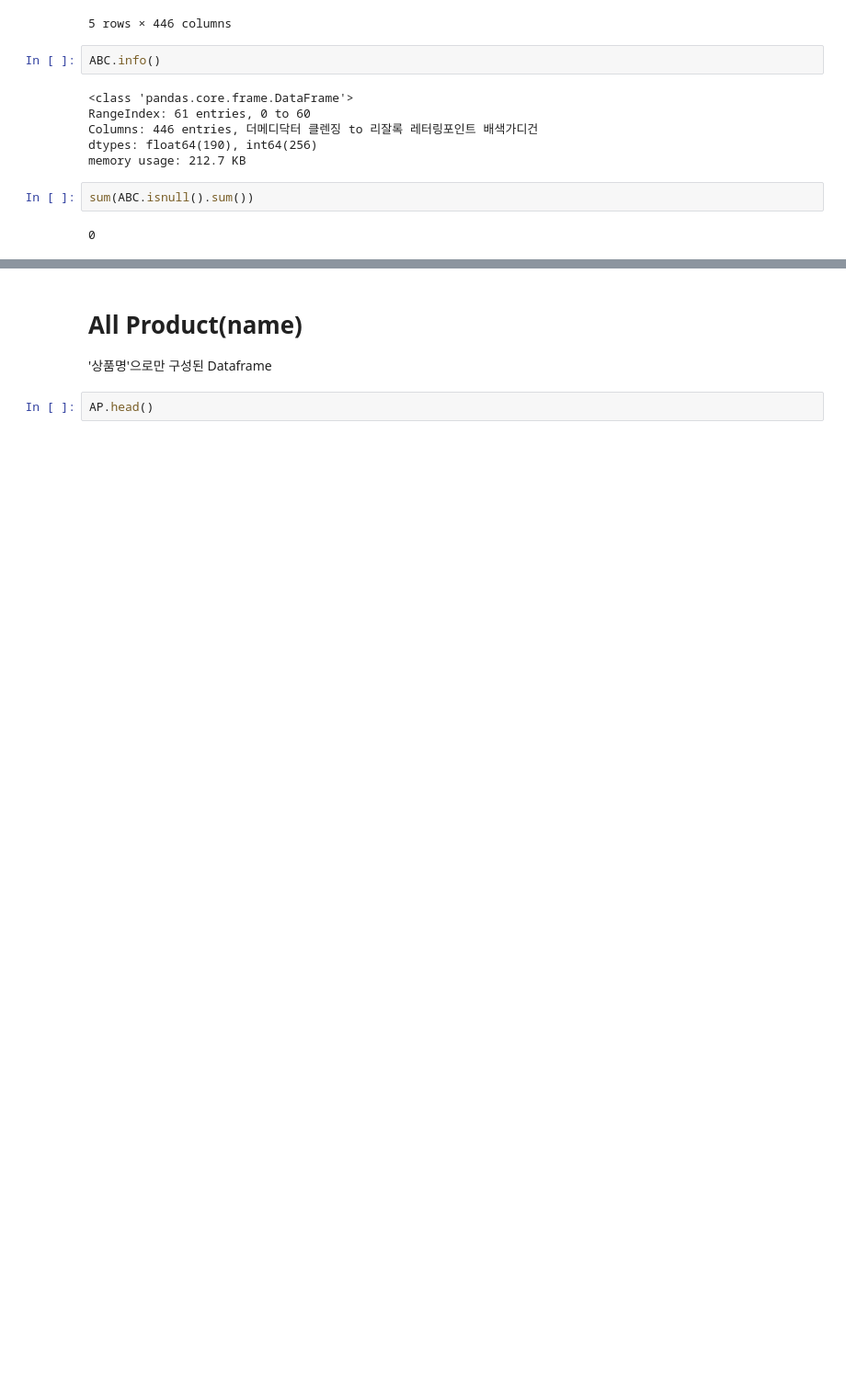
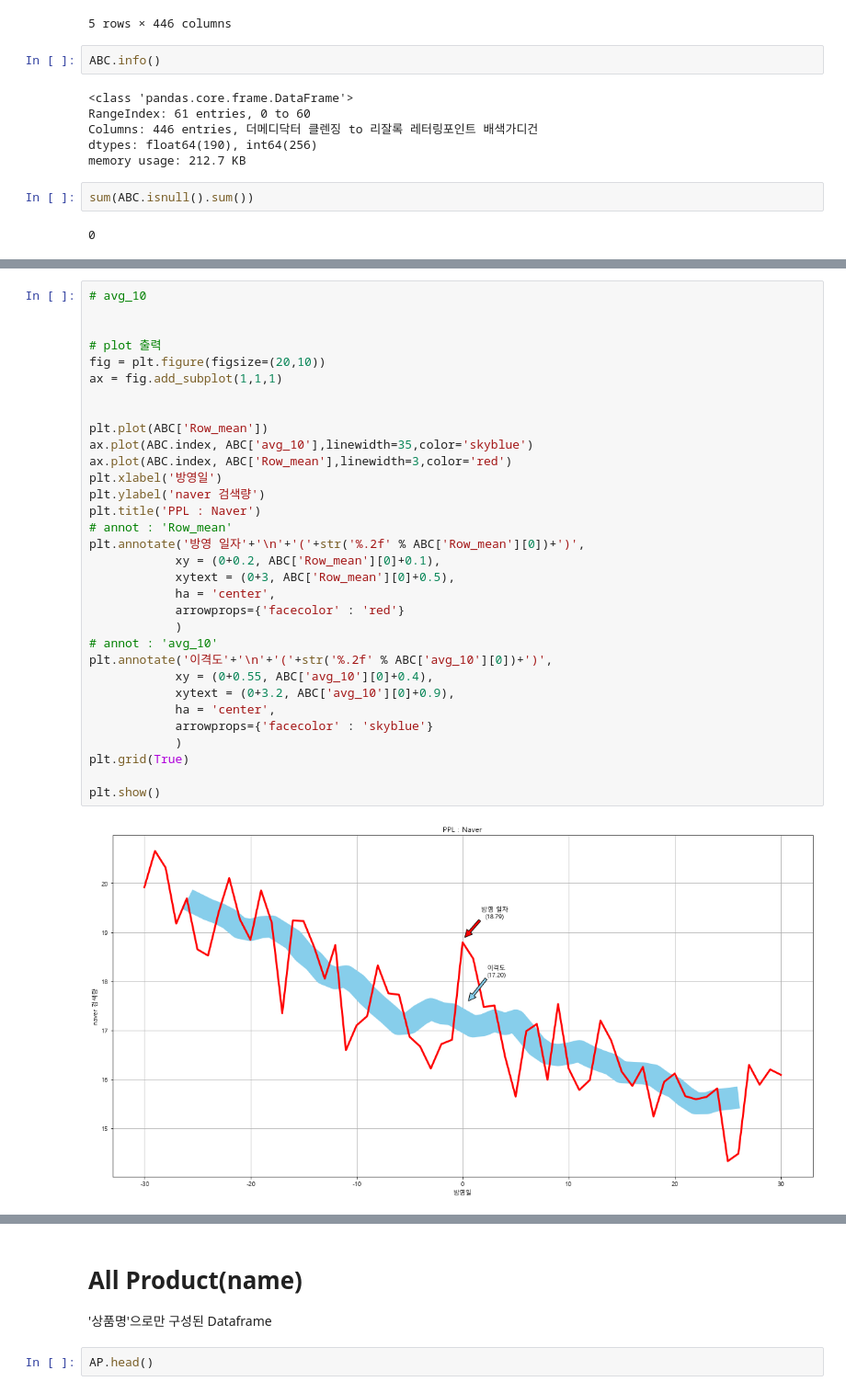
Before and after one commit to kdy7710/Bigdata_Team_Project, a Jupyter notebook: PPL프로젝트용 파일 모음/PPL_Analytics.ipynb, the cells around one changed output, grey strips where cells are left out. Shown at 92% size. Drawn from its saved outputs; the diff is of its cells as text; blank space fills up the shorter version.

```diff
--- a/PPL프로젝트용 파일 모음/PPL_Analytics.ipynb
+++ b/PPL프로젝트용 파일 모음/PPL_Analytics.ipynb
@@ -93,0 +117,34 @@ ABC.head()
+# %%
+# avg_10
+
+
+# plot 출력
+fig = plt.figure(figsize=(20,10))
+ax = fig.add_subplot(1,1,1)
+
+
+plt.plot(ABC['Row_mean'])
+ax.plot(ABC.index, ABC['avg_10'],linewidth=35,color='skyblue')
+ax.plot(ABC.index, ABC['Row_mean'],linewidth=3,color='red')
+plt.xlabel('방영일')
+plt.ylabel('naver 검색량')
+plt.title('PPL : Naver')
+# annot : 'Row_mean'
+plt.annotate('방영 일자'+'\n'+'('+str('%.2f' % ABC['Row_mean'][0])+')',
+            xy = (0+0.2, ABC['Row_mean'][0]+0.1),
+            xytext = (0+3, ABC['Row_mean'][0]+0.5),
+            ha = 'center',
+            arrowprops={'facecolor' : 'red'}
+            )
+# annot : 'avg_10'
+plt.annotate('이격도'+'\n'+'('+str('%.2f' % ABC['avg_10'][0])+')',
+            xy = (0+0.55, ABC['avg_10'][0]+0.4),
+            xytext = (0+3.2, ABC['avg_10'][0]+0.9),
+            ha = 'center',
+            arrowprops={'facecolor' : 'skyblue'}
+            )
+plt.grid(True)
+
+plt.show()
+# %% [output]
+[figure, added]
```
Also changed, not shown: parts of 18 cells of this notebook.
